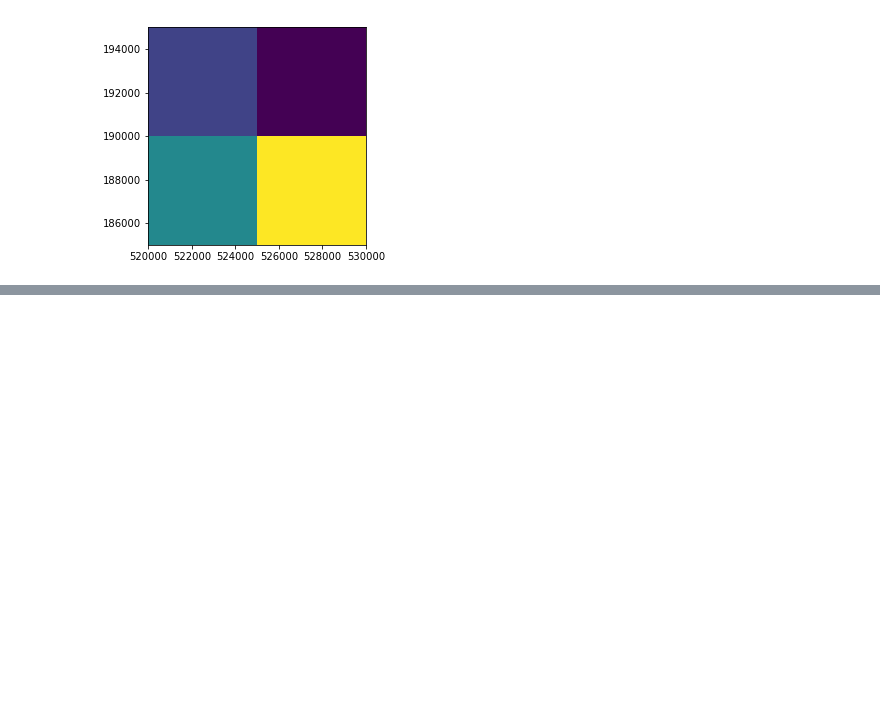
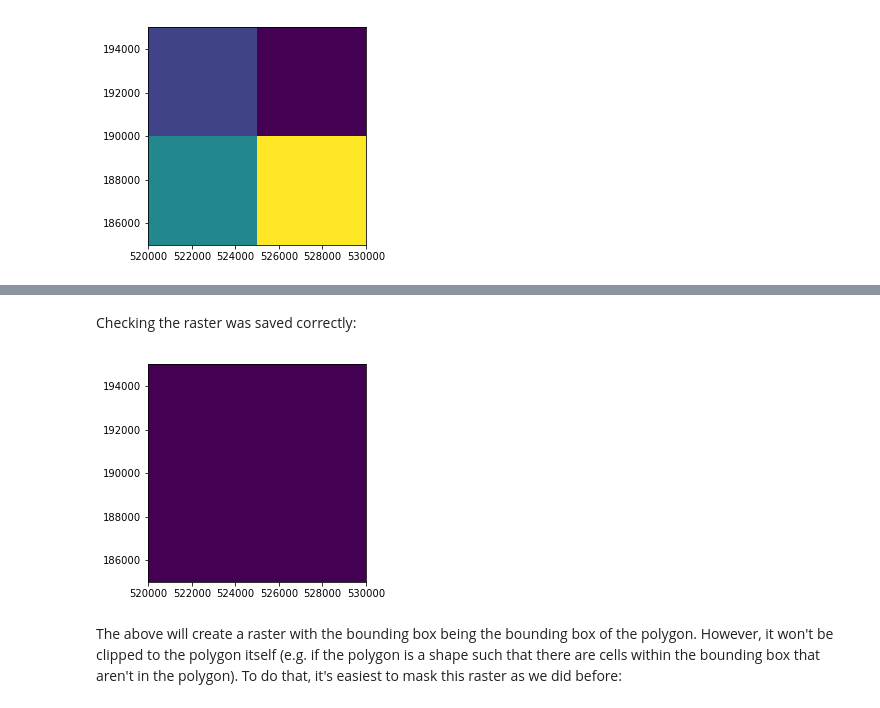
Before and after one commit to samharrison7/nanosolveit-nb, a Jupyter notebook: 2020-06-19_geojson-examples.ipynb, the cells around one changed output, grey strips where cells are left out. Saved outputs shown, nothing was run; the diff lists cells and outputs as text; code cells hidden in the pictures; blank space fills up the shorter version.

Commit message:
Creating new raster from geojson bounds.

```diff
--- a/2020-06-19_geojson-examples.ipynb
+++ b/2020-06-19_geojson-examples.ipynb
@@ -100,0 +142,9 @@ with rio.open("clipped.tif") as rs:
+# %% [markdown]
+Checking the raster was saved correctly:
+# %%
+with rio.open('constant_rs.tif') as src:
+    show(src)
+# %% [output]
+[figure, added]
+# %% [markdown]
+The above will create a raster with the bounding box being the bounding box of the polygon. However, it won't be clipped to the polygon itself (e.g. if the polygon is a shape such that there are cells within the bounding box that aren't in the polygon). To do that, it's easiest to mask this raster as we did before:
```
Also changed, not shown: parts of 4 cells of this notebook, 2 other files.
